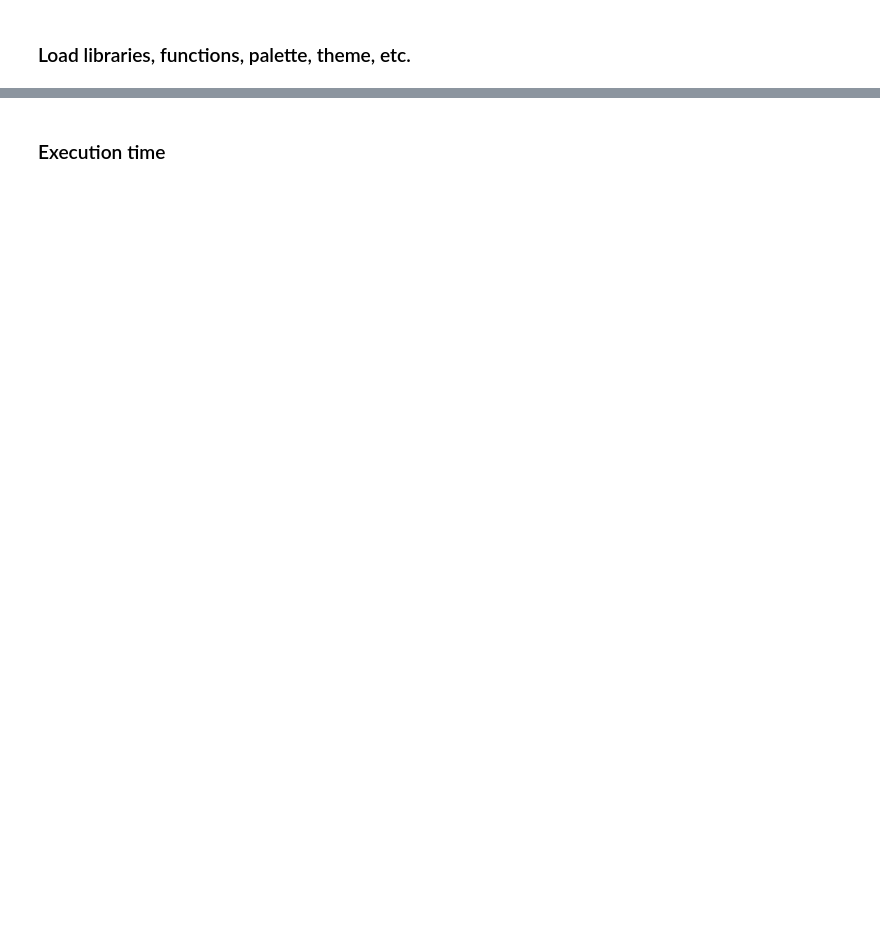
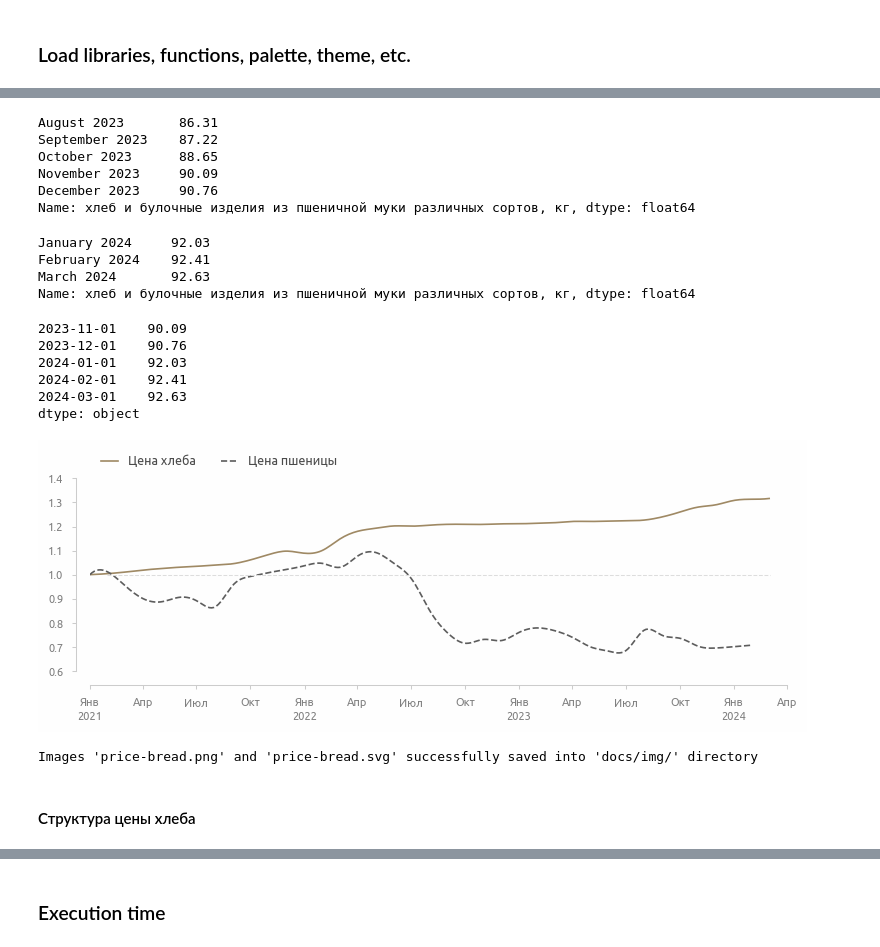
Before and after one commit to a-chasovsky/economics-rus, a Jupyter notebook: 01-report.ipynb, the cells around one changed output, grey strips where cells are left out. Drawn from its saved outputs; the diff is of its cells as text; code cells hidden in the pictures; blank space fills up the shorter version.

```diff
--- a/01-report.ipynb
+++ b/01-report.ipynb
@@ -13,0 +134,7 @@ start = stopwatch_start()
+# %%
+bread_2021 = pd.concat(
+    [prices_food_2021_consumers['хлеб и булочные изделия из пшеничной муки 1 и 2 сортов, кг'],
+    prices_food_2021_consumers['хлеб и булочные изделия из пшеничной муки высшего сорта, кг']],
+    axis=1
+)
+bread_2021 = bread_2021.mean(axis=1)
@@ -13,0 +150,4 @@ start = stopwatch_start()
+# %%
+bread_2022 = prices_food_2022_consumers['хлеб и булочные изделия из пшеничной муки различных сортов, кг'].copy()
+bread_2023 = prices_food_2023_consumers['хлеб и булочные изделия из пшеничной муки различных сортов, кг'].copy()
+bread_2024 = prices_food_2024_consumers['хлеб и булочные изделия из пшеничной муки различных сортов, кг'].copy()
@@ -13,0 +163,66 @@ start = stopwatch_start()
+# %%
+bread_2023.tail()
+# %% [output]
+August 2023       86.31
+September 2023    87.22
+October 2023      88.65
+November 2023     90.09
+December 2023     90.76
+Name: хлеб и булочные изделия из пшеничной муки различных сортов, кг, dtype: float64
+# %%
+bread_2024.tail()
+# %% [output]
+January 2024     92.03
+February 2024    92.41
+March 2024       92.63
+Name: хлеб и булочные изделия из пшеничной муки различных сортов, кг, dtype: float64
+# %%
+bread = pd.concat([
+    bread_2021, bread_2022, bread_2023, bread_2024], axis=0)
+# %%
+# transform indexes to datetime
+bread.index = [to_date(x) for x in bread.index]
+# %%
+bread.tail()
+# %% [output]
+2023-11-01    90.09
+2023-12-01    90.76
+2024-01-01    92.03
+2024-02-01    92.41
+2024-03-01    92.63
+dtype: object
+# %%
+fig = plt.figure()
+
+plt.plot(
+    smoothed(normalized_by_first(bread), datetime_index=True),
+    color=alpha_color(palette[6], 1),
+    label='Цена хлеба')
+plt.plot(
+    smoothed(normalized_by_first(wheat), datetime_index=True),
+    ls='--', color=palette[0], label='Цена пшеницы')
+plt.axhline(
+    1, 0.025, 0.975, lw=0.75, ls='--', color=palette[-1], alpha=1, zorder=10)
+
+ax = ax_current()
+ax_ = axis_secondary(pad=29, label_color='#808080')
+
+ax.set_xlim(time_range)
+ax.legend(**legend_inline(), handlelength=1.35)
+ax.xaxis.set_major_formatter(mpl.dates.DateFormatter(fmt='%b'))
+ax.xaxis.set_major_locator(mpl.dates.MonthLocator([1, 4, 7, 10]))
+ax_.xaxis.set_major_formatter(mpl.dates.DateFormatter(fmt='%Y'))
+ax_.xaxis.set_major_locator(mpl.dates.MonthLocator(1))
+axis_rstyle(
+    spines_color='#CCCCCC',
+    ticks_color='#CCCCCC',
+    ticklabels_color='#808080',
+    offset_bottom=10, offset_left=10)
+axis_translate_months()
+# axis_dates_capitalize()
+plt.show()
+
+savefig('price-bread', dir=dir_save_img, dpi=100)
+# %% [output]
+[figure, added]
+Images 'price-bread.png' and 'price-bread.svg' successfully saved into 'docs/img/' directory
@@ -13,0 +231,2 @@ start = stopwatch_start()
+# %% [markdown]
+#### Структура цены хлеба
```
Also changed, not shown: parts of 172 cells of this notebook, 59 other files.
